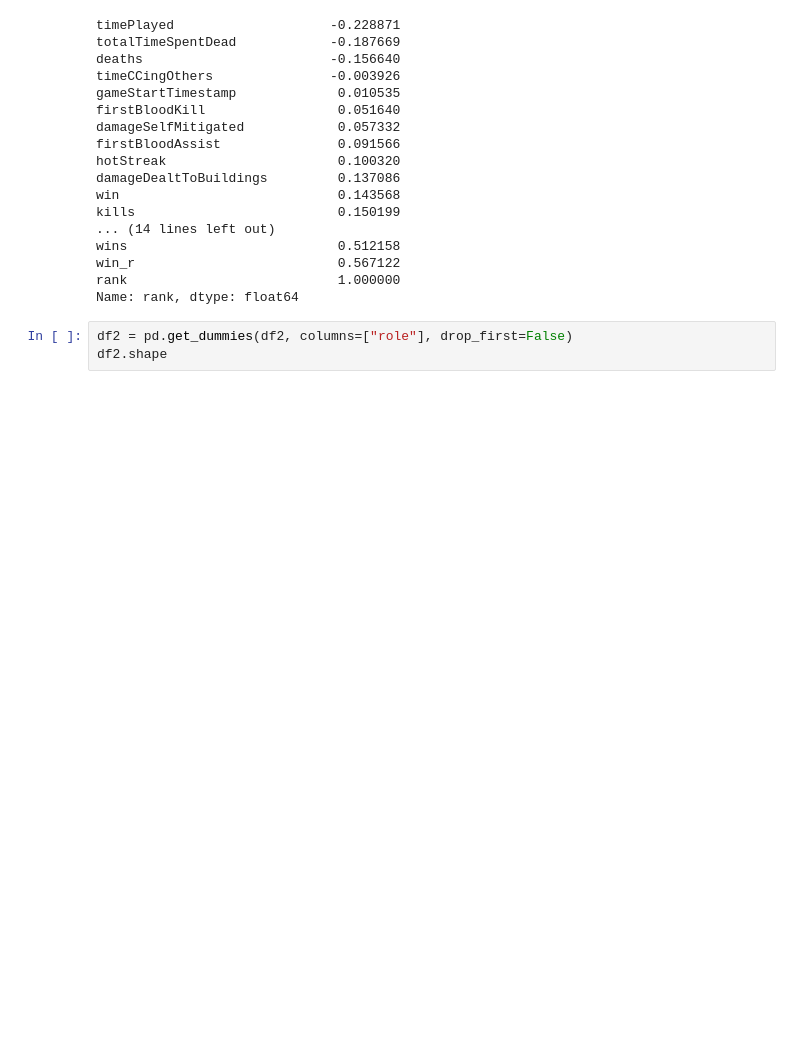
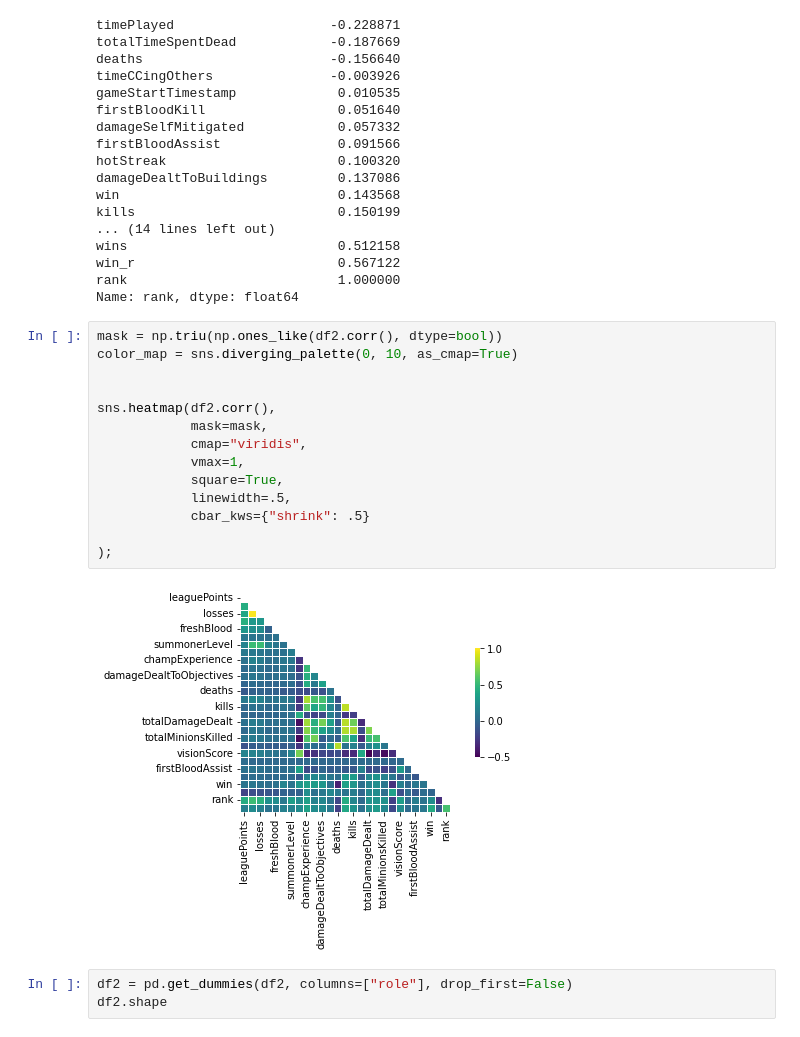
Before and after one commit to jalex141/League-Rank, a Jupyter notebook: notebooks/csvs.ipynb, the cells around one changed output. Cells and saved outputs as stored; diff of their text form; blank space fills up the shorter version.

```diff
--- a/notebooks/csvs.ipynb
+++ b/notebooks/csvs.ipynb
@@ -152,6 +178,22 @@ wins                           0.512158
 win_r                          0.567122
 rank                           1.000000
 Name: rank, dtype: float64
+# %%
+mask = np.triu(np.ones_like(df2.corr(), dtype=bool))
+color_map = sns.diverging_palette(0, 10, as_cmap=True)
+
+
+sns.heatmap(df2.corr(),
+            mask=mask,
+            cmap="viridis",
+            vmax=1,
+            square=True,
+            linewidth=.5,
+            cbar_kws={"shrink": .5}
+
+);
+# %% [output]
+[figure, added]
 # %%
 df2 = pd.get_dummies(df2, columns=["role"], drop_first=False)
 df2.shape
```
Also changed, not shown: parts of 4 cells of this notebook, 5 other files.
